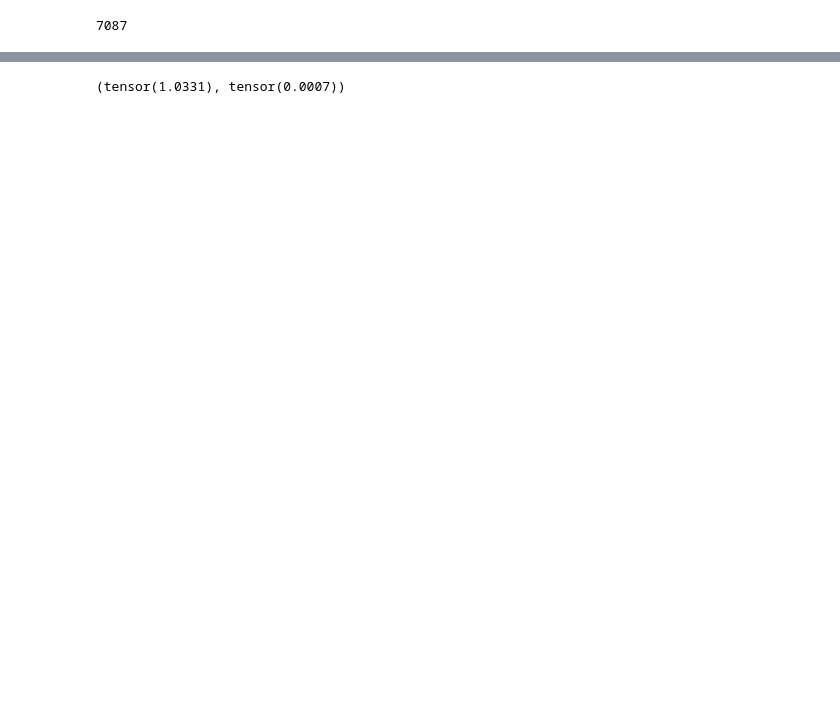
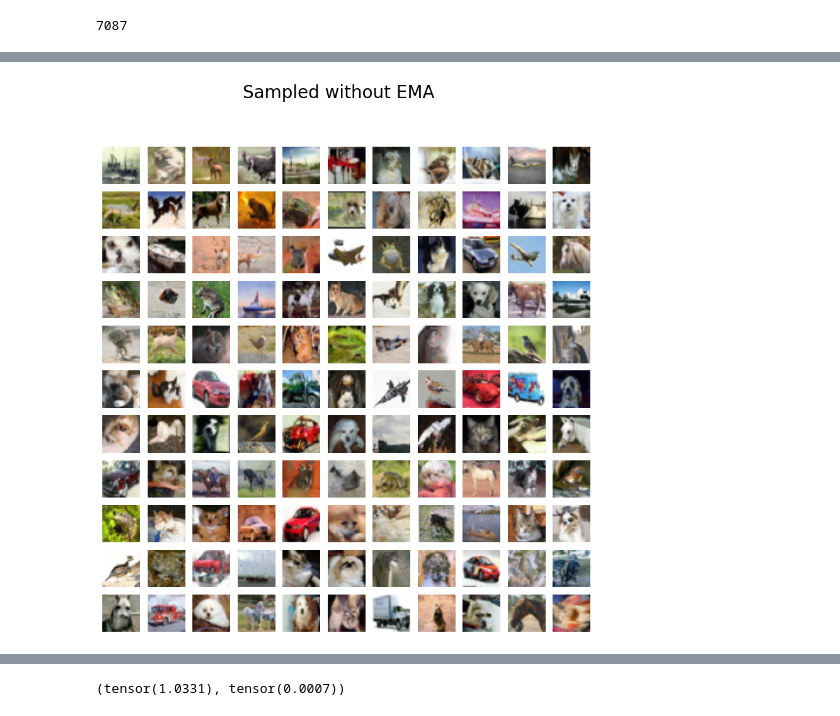
Before and after one commit to kkorolev1/diffusion-models, a Jupyter notebook: experiments.ipynb, the cells around one changed output, grey strips where cells are left out. Cells and saved outputs as stored; diff of their text form; code cells hidden in the pictures; blank space fills up the shorter version.

Commit message:
Reworked trainer and sampler

```diff
--- a/experiments.ipynb
+++ b/experiments.ipynb
@@ -25,11 +58,8 @@ gc.collect()
 # %% [output]
 7087
 # %%
-CUDA = 0
-batch_size = 32
-
-train_loader, val_loader = get_loaders('cifar10', batch_size=batch_size)
+train_loader = get_loaders(wandb.config['dataset'], batch_size=wandb.config['batch_size'], val_ratio=None, train=True)
 device = torch.device(f"cuda" if torch.cuda.is_available() else "cpu")
-device
+len(train_loader.dataset), device
 # %% [output]
 Files already downloaded and verified
@@ -110,0 +67,5 @@ sampler
+# %%
+ddpm = DDPM(device)
+ddpm.load("bin/cifar10_1740.pth")
+#optimizer = optim.SGD(model.parameters(), lr=args.lr)
+#scheduler = torch.optim.lr_scheduler.LambdaLR(optim, lr_lambda=lambda epoch: min(epoch, config['warmup']) / config['warmup'])
@@ -110,0 +75,2 @@ sampler
+# %%
+ddpm.train(train_loader, None)
@@ -138,0 +97,2 @@ Sampling #313 batch...
+# %%
+batch_images_2 = ddpm.sample(ddpm.sampler, 128)
@@ -178,3 +142,7 @@ plot_images(fake_data[128:256,...], 'Sampled', 'out/sampled.png')
+# %%
+plot_images(batch_images_2, 'Sampled without EMA')
+# %% [output]
+[figure, added]
 # %%
 real_data = []
 
```
Also changed, not shown: parts of 20 cells of this notebook, 7 other files.
